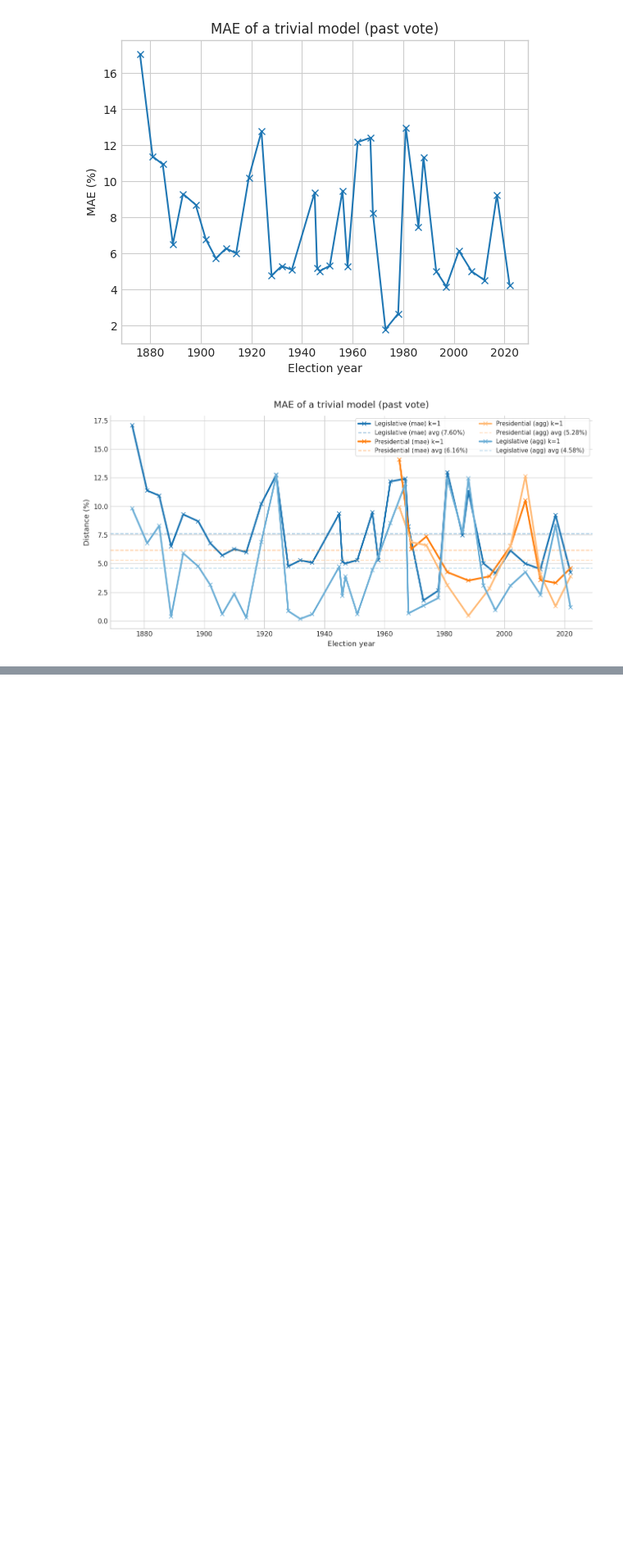
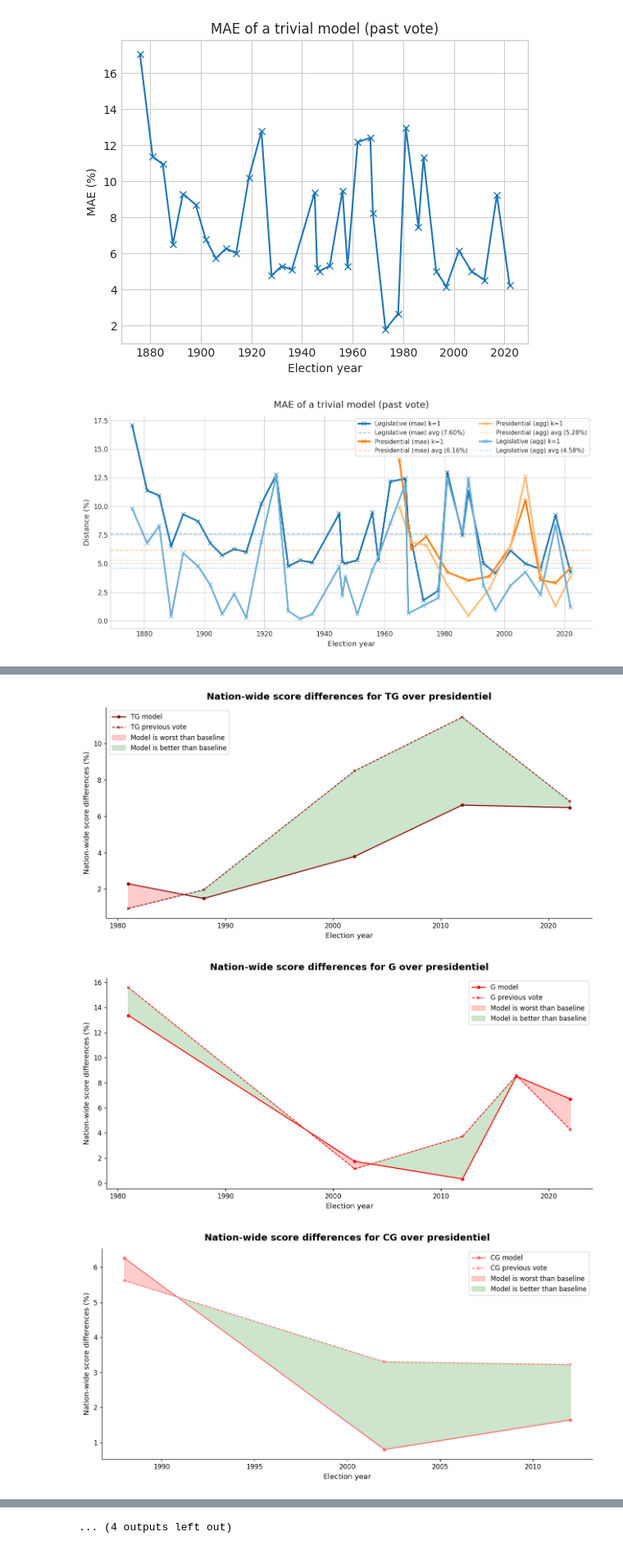
Before and after one commit to artmanceau/electera, a Jupyter notebook: notebooks/model/vote_stability.ipynb, the cells around one changed output, grey strips where cells are left out. Shown at 82% size. Drawn from its saved outputs; the diff is of its cells as text; code cells hidden in the pictures; blank space fills up the shorter version.

```diff
--- a/notebooks/model/vote_stability.ipynb
+++ b/notebooks/model/vote_stability.ipynb
@@ -595,0 +739,18 @@ for v in ["TD"]:
+# %%
+for metric, metric_verbose in [('diff_agg', 'Nation-wide score differences')]:
+    for election_type in ['presidentiel', 'legislative']:
+        for var in POLITICAL_COLORS:
+            plot_model_against_benchmark(
+                var=var,
+                var_verbose=var,
+                metric=metric,
+                metric_verbose=metric_verbose,
+                election_type=election_type,
+                election_type_verbose=election_type,
+                political_bloc=None,
+                results='synth'
+            )
+# %% [output]
+[figure, added]
+[figure, added]
+[figure, added]
@@ -595,0 +766 @@ for v in ["TD"]:
+... (4 outputs left out)
```
Also changed, not shown: parts of 26 cells of this notebook, 12 other files.
